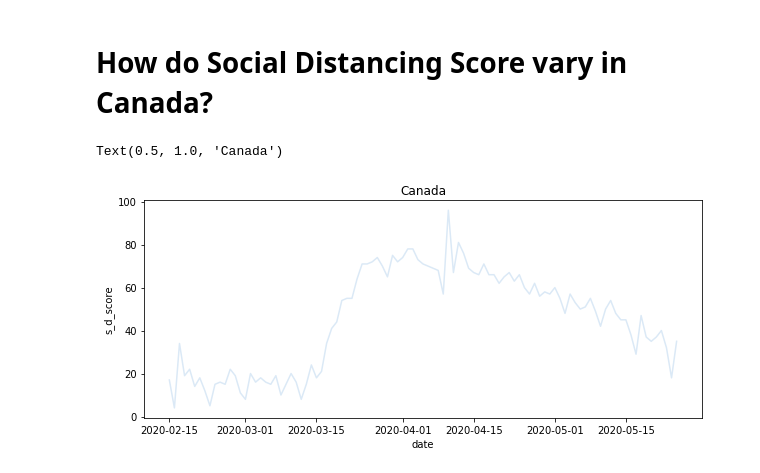
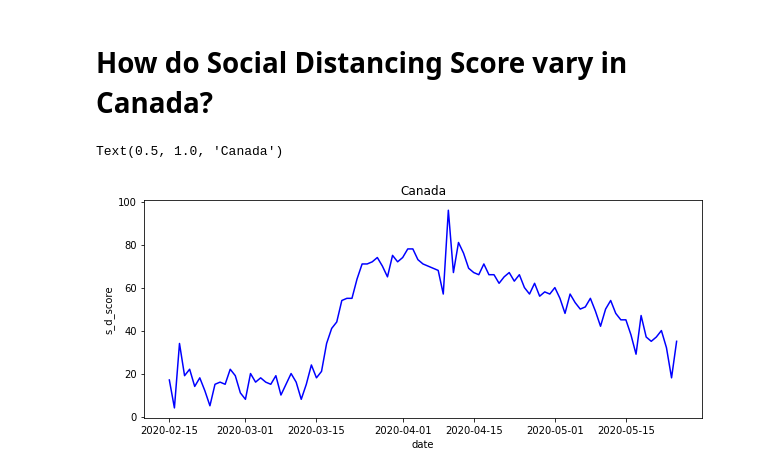
Before and after one commit to francomomo/DataFest-2020, a Jupyter notebook: scripts/Python/data_exploration.ipynb, the cells around one changed output. Saved outputs shown, nothing was run; the diff lists cells and outputs as text; code cells hidden in the pictures.

```diff
--- a/scripts/Python/data_exploration.ipynb
+++ b/scripts/Python/data_exploration.ipynb
@@ -192,7 +192,7 @@ canada_score['s_d_score'] = canada_score['s_d_score'].astype(int)
 # %%
 # plot
 plt.figure(figsize=(10, 4))
-sns.lineplot(x='date', y='s_d_score', data=canada_score).set_title('Canada')
+sns.lineplot(x='date', y='s_d_score', data=canada_score, color="b").set_title('Canada')
 # %% [output]
 Text(0.5, 1.0, 'Canada')
-[figure, old version]
+[figure, new version]
```
Also changed, not shown: parts of 1 cell of this notebook, 1 other file.
